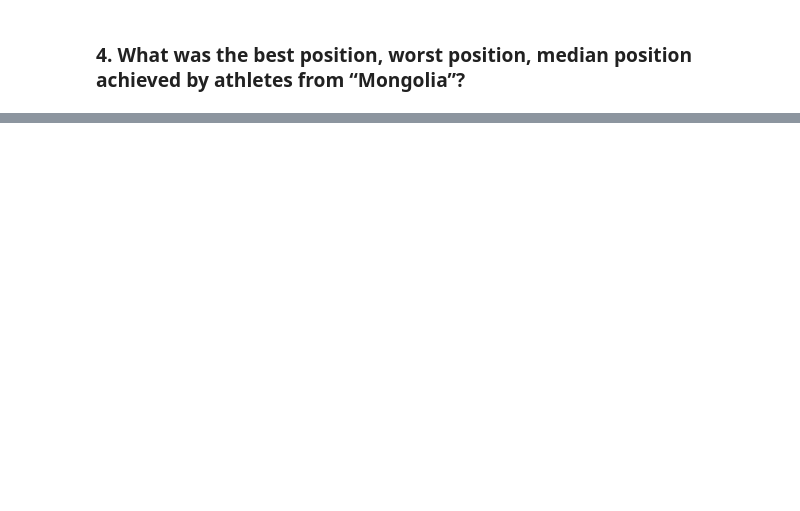
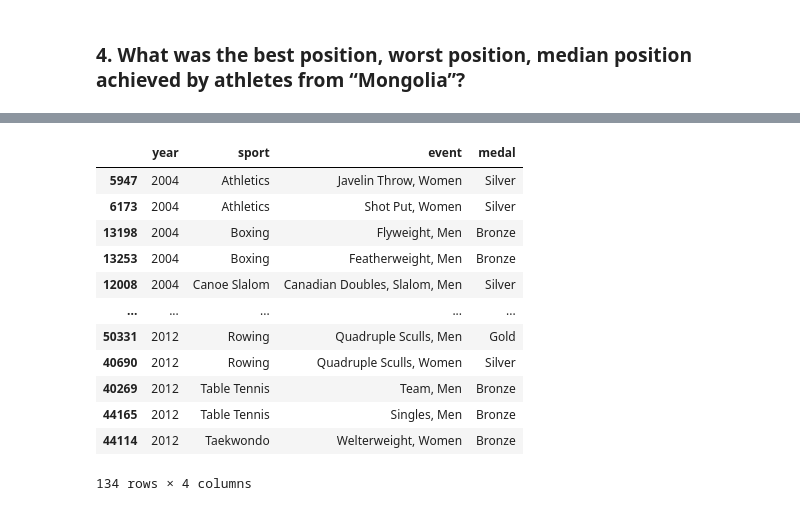
Before and after one commit to Timson1235/clouddocker, a Jupyter notebook: Programming/Semesterproject/main.ipynb, the cells around one changed output, grey strips where cells are left out. Saved outputs shown, nothing was run; the diff lists cells and outputs as text; code cells hidden in the pictures; blank space fills up the shorter version.

```diff
--- a/Programming/Semesterproject/main.ipynb
+++ b/Programming/Semesterproject/main.ipynb
@@ -204,0 +494,16 @@ df.head(3)
+# %%
+df_germany
+# %% [output]
+|  | year | sport | event | medal |
+| 5947 | 2004 | Athletics | Javelin Throw, Women | Silver |
+| 6173 | 2004 | Athletics | Shot Put, Women | Silver |
+| 13198 | 2004 | Boxing | Flyweight, Men | Bronze |
+| 13253 | 2004 | Boxing | Featherweight, Men | Bronze |
+| 12008 | 2004 | Canoe Slalom | Canadian Doubles, Slalom, Men | Silver |
+| ... | ... | ... | ... | ... |
+| 50331 | 2012 | Rowing | Quadruple Sculls, Men | Gold |
+| 40690 | 2012 | Rowing | Quadruple Sculls, Women | Silver |
+| 40269 | 2012 | Table Tennis | Team, Men | Bronze |
+| 44165 | 2012 | Table Tennis | Singles, Men | Bronze |
+| 44114 | 2012 | Taekwondo | Welterweight, Women | Bronze |
+134 rows × 4 columns
```
Also changed, not shown: parts of 26 cells of this notebook.
